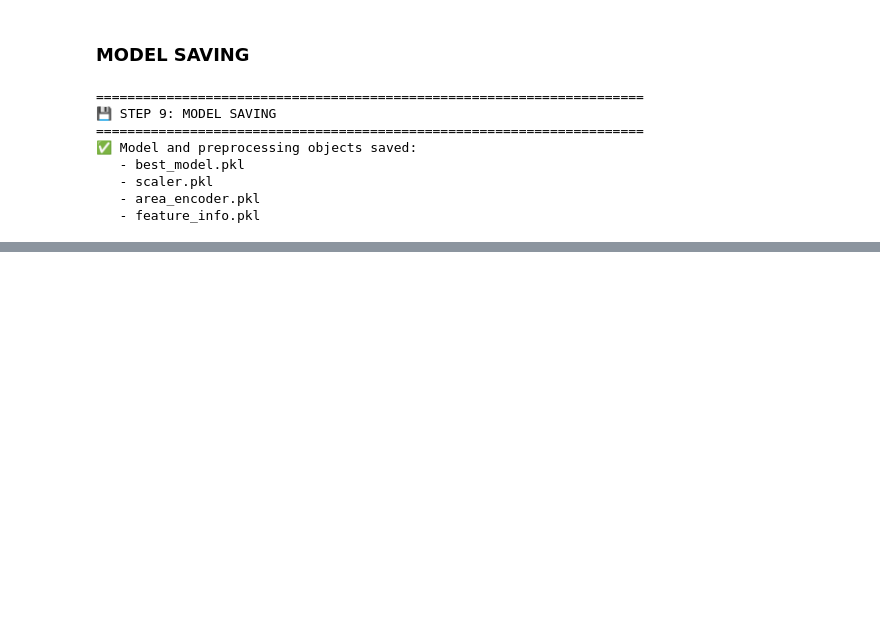
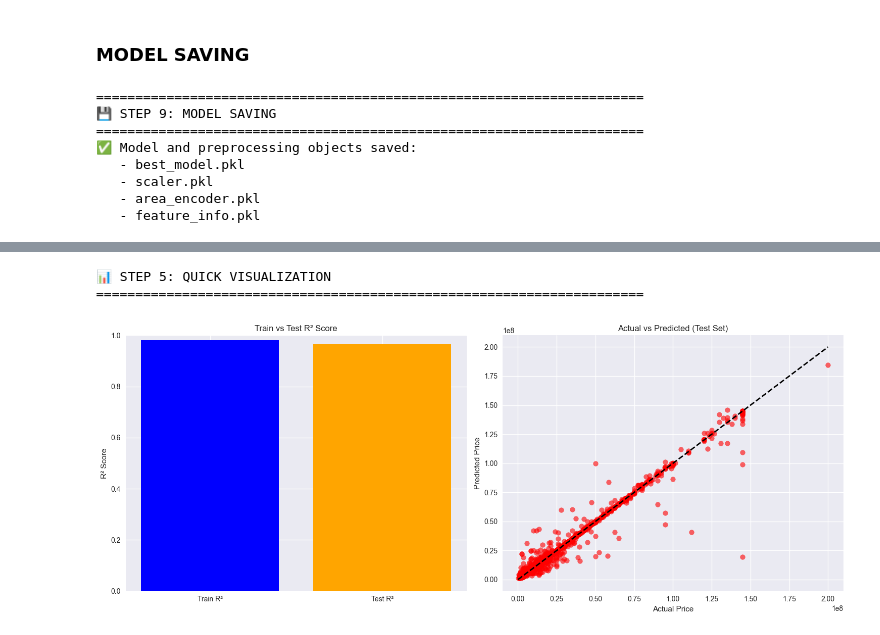
Before and after one commit to Dhruvprkh69/Mumbai-real-estate-price-predictor, a Jupyter notebook: Data cleaning + Model.ipynb, the cells around one changed output, grey strips where cells are left out. Saved outputs shown, nothing was run; the diff lists cells and outputs as text; code cells hidden in the pictures; blank space fills up the shorter version.

```diff
--- a/Data cleaning + Model.ipynb
+++ b/Data cleaning + Model.ipynb
@@ -1303,0 +1544,73 @@ print("   - feature_info.pkl")
+# %%
+print("📊 STEP 5: QUICK VISUALIZATION")
+print("="*70)
+
+# Create simple visualization
+fig, axes = plt.subplots(1, 2, figsize=(15, 6))
+
+# 1. Train vs Test R² comparison
+axes[0].bar(['Train R²', 'Test R²'], [train_r2, test_r2], color=['blue', 'orange'])
+axes[0].set_title('Train vs Test R² Score')
+axes[0].set_ylabel('R² Score')
+axes[0].set_ylim(0, 1)
+
+# 2. Actual vs Predicted (Test Set)
+axes[1].scatter(y_test, y_test_pred, alpha=0.6, color='red')
+axes[1].plot([y_test.min(), y_test.max()], [y_test.min(), y_test.max()], 'k--', lw=2)
+axes[1].set_title('Actual vs Predicted (Test Set)')
+axes[1].set_xlabel('Actual Price')
+axes[1].set_ylabel('Predicted Price')
+
+plt.tight_layout()
+plt.show()
+
+print("\n" + "="*70)
+print("✅ STEP 6: OVERFITTING CONCLUSION")
+print("="*70)
+
+# Final overfitting assessment
+overfitting_indicators = []
+
+# Check 1: Train vs Test performance gap
+if r2_gap < 0.05:
+    overfitting_indicators.append("✅ Train-Test gap is small")
+else:
+    overfitting_indicators.append("❌ Train-Test gap is large")
+
+# Check 2: Cross-validation consistency
+if r2_consistency:
+    overfitting_indicators.append("✅ Cross-validation is consistent")
+else:
+    overfitting_indicators.append("❌ Cross-validation is inconsistent")
+
+# Check 3: Error pattern similarity
+error_pattern_similar = abs(train_errors.mean() - test_errors.mean()) < 1000000  # 10 lakh threshold
+if error_pattern_similar:
+    overfitting_indicators.append("✅ Error patterns are similar")
+else:
+    overfitting_indicators.append("❌ Error patterns are different")
+
+# Check 4: Model complexity
+complexity_ok = best_model.n_estimators <= 200 and (best_model.max_depth is None or best_model.max_depth <= 20)
+if complexity_ok:
+    overfitting_indicators.append("✅ Model complexity is reasonable")
+else:
+    overfitting_indicators.append("❌ Model might be too complex")
+
+print("🔍 Overfitting Assessment:")
+for indicator in overfitting_indicators:
+    print(f"   {indicator}")
+
+# Final verdict
+overfitting_score = sum([1 for indicator in overfitting_indicators if "✅" in indicator])
+total_checks = len(overfitting_indicators)
+print(f"\n🏆 Final Verdict:")
+print(f"   Overfitting Score: {overfitting_score}/{total_checks}")
+if overfitting_score >= 3:
+    print("   ✅ Model is NOT overfitting - Safe for deployment!")
+else:
+    print("   ❌ Model might be overfitting - Needs attention!")
+# %% [output]
+📊 STEP 5: QUICK VISUALIZATION
+======================================================================
+[figure, added]
```
Also changed, not shown: parts of 6 cells of this notebook.
